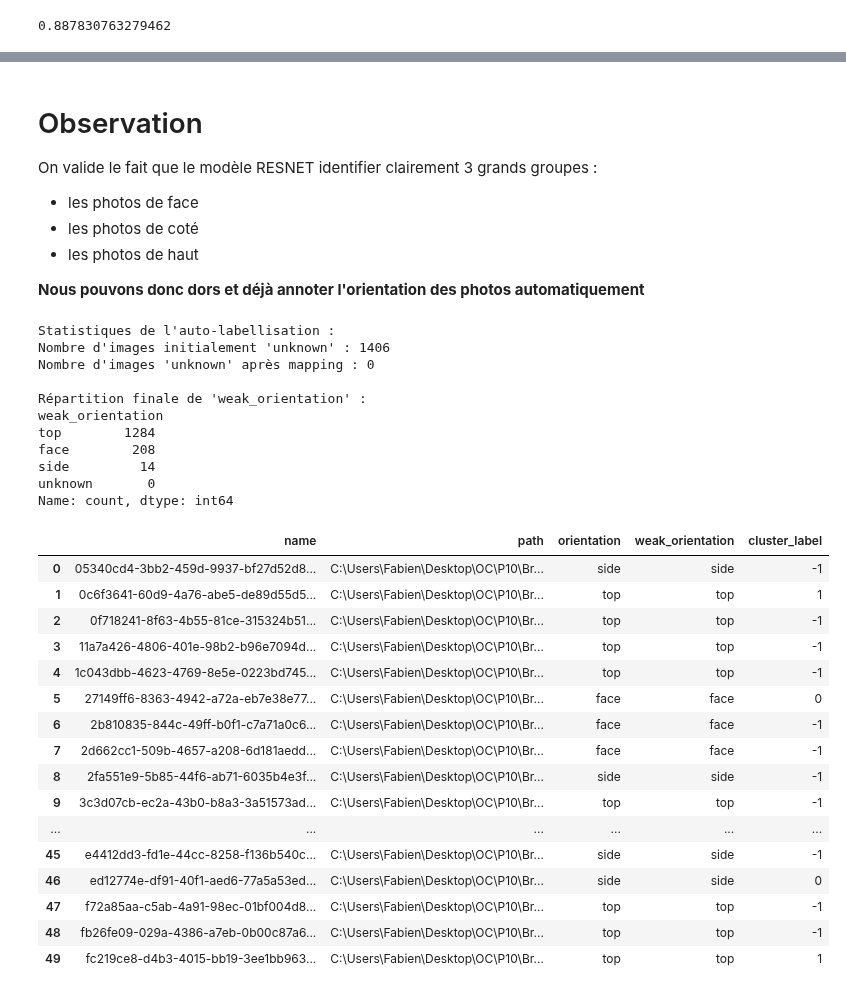
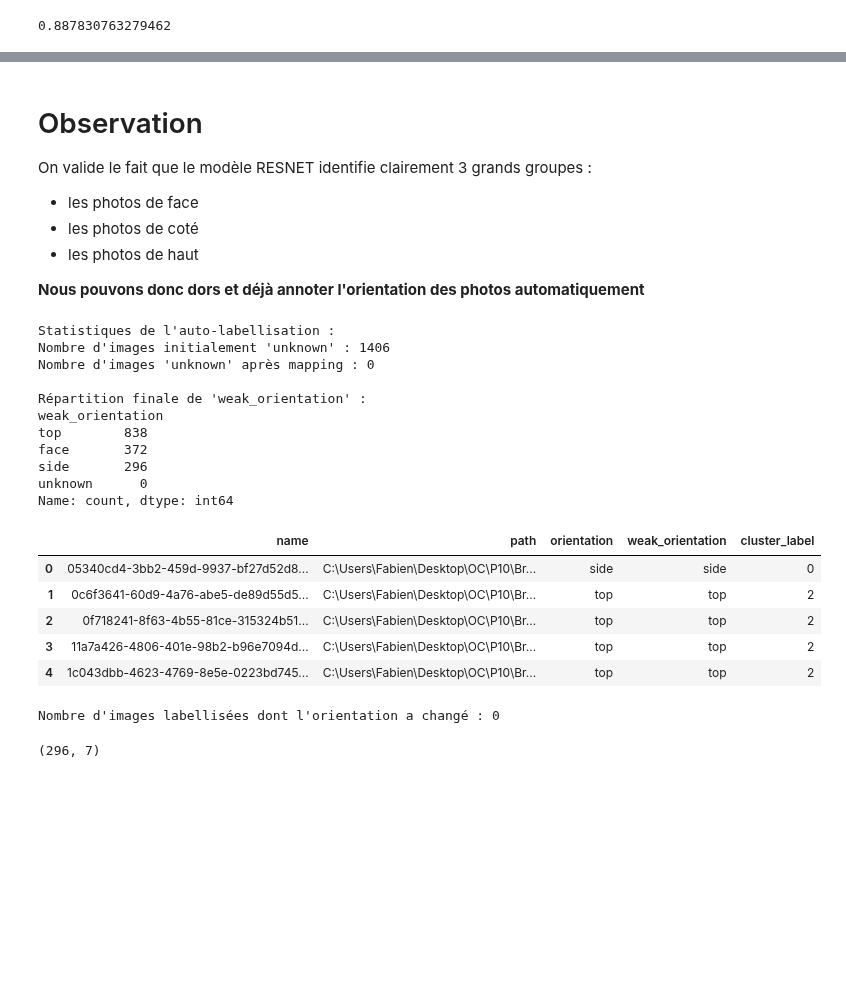
Before and after one commit to RandomFab/BRAINSCANAI, a Jupyter notebook: notebooks/Clustering_images.ipynb, the cells around one changed output, grey strips where cells are left out. Saved outputs shown, nothing was run; the diff lists cells and outputs as text; code cells hidden in the pictures; blank space fills up the shorter version.

```diff
--- a/notebooks/Clustering_images.ipynb
+++ b/notebooks/Clustering_images.ipynb
@@ -96,14 +97,21 @@ labels = clusterer.fit_predict(X_pca)
 # %%
-# On réduit les coposant a 2 dimensions pour visualiser les clusters
-import umap
+# Clustering sur les coordonnées UMAP (2D)
+# Cela permet de capturer les groupes visuels que l'on observe
+import hdbscan
 
-umap_2d = umap.UMAP(
-    n_components=2,
-    random_state=42
+# On peut ajuster min_cluster_size si besoin pour bien séparer les 3 groupes
+clusterer = hdbscan.HDBSCAN(
+    min_cluster_size=30,
+    min_samples=5,
+    metric='euclidean'
 )
 
-X_umap = umap_2d.fit_transform(X_pca)
+labels = clusterer.fit_predict(X_umap)
 
-
-plt.scatter(X_umap[:,0], X_umap[:,1], s=5)
+# Visualisation simple des clusters trouvés
+plt.figure(figsize=(10, 8))
+plt.scatter(X_umap[:,0], X_umap[:,1], c=labels, cmap='tab10', s=5)
+plt.title("Clusters trouvés par HDBSCAN sur UMAP")
+plt.colorbar()
+plt.show()
 # %% [output]
@@ -165,7 +172,7 @@ row_0
 # %% [markdown]
 # Observation
 
-On valide le fait que le modèle RESNET identifier clairement 3 grands groupes :
+On valide le fait que le modèle RESNET identifie clairement 3 grands groupes :
 - les photos de face
 - les photos de coté
 - les photos de haut
@@ -183,51 +190,52 @@ cluster_dominant_orient = (
     .agg(lambda x: x.mode()[0] if not x.mode().empty else 'unknown')
 )
 
 # 3. Créer la colonne 'weak_orientation'
 # On initialise avec l'orientation connue
 df_merged['weak_orientation'] = df_merged['orientation']
 
 # 4. Mapper les 'unknown' vers l'orientation dominante de leur cluster
 mask_unknown = df_merged['orientation'] == 'unknown'
 df_merged.loc[mask_unknown, 'weak_orientation'] = df_merged.loc[mask_unknown, 'cluster_label'].map(cluster_dominant_orient)
 
 # 5. Gestion des cas particuliers (ex: points de bruit -1 sans orientation dominante)
 df_merged['weak_orientation'] = df_merged['weak_orientation'].fillna('unknown')
 
 print("Statistiques de l'auto-labellisation :")
 print(f"Nombre d'images initialement 'unknown' : {mask_unknown.sum()}")
 print(f"Nombre d'images 'unknown' après mapping : {(df_merged['weak_orientation'] == 'unknown').sum()}")
 print("\nRépartition finale de 'weak_orientation' :")
 print(df_merged['weak_orientation'].value_counts())
 
 # Aperçu du résultat
-df_merged[['name', 'path', 'orientation', 'weak_orientation', 'cluster_label']].head(50)
+df_merged[['name', 'path', 'orientation', 'weak_orientation', 'cluster_label']].head(5)
 # %% [output]
 Statistiques de l'auto-labellisation :
 Nombre d'images initialement 'unknown' : 1406
 Nombre d'images 'unknown' après mapping : 0
 
 Répartition finale de 'weak_orientation' :
 weak_orientation
-top        1284
-face        208
-side         14
-unknown       0
+top        838
+face       372
+side       296
+unknown      0
 Name: count, dtype: int64
 |  | name | path | orientation | weak_orientation | cluster_label |
-| 0 | 05340cd4-3bb2-459d-9937-bf27d52d8... | C:\Users\Fabien\Desktop\OC\P10\Br... | side | side | -1 |
-| 1 | 0c6f3641-60d9-4a76-abe5-de89d55d5... | C:\Users\Fabien\Desktop\OC\P10\Br... | top | top | 1 |
-| 2 | 0f718241-8f63-4b55-81ce-315324b51... | C:\Users\Fabien\Desktop\OC\P10\Br... | top | top | -1 |
-| 3 | 11a7a426-4806-401e-98b2-b96e7094d... | C:\Users\Fabien\Desktop\OC\P10\Br... | top | top | -1 |
-| 4 | 1c043dbb-4623-4769-8e5e-0223bd745... | C:\Users\Fabien\Desktop\OC\P10\Br... | top | top | -1 |
-| 5 | 27149ff6-8363-4942-a72a-eb7e38e77... | C:\Users\Fabien\Desktop\OC\P10\Br... | face | face | 0 |
-| 6 | 2b810835-844c-49ff-b0f1-c7a71a0c6... | C:\Users\Fabien\Desktop\OC\P10\Br... | face | face | -1 |
-| 7 | 2d662cc1-509b-4657-a208-6d181aedd... | C:\Users\Fabien\Desktop\OC\P10\Br... | face | face | -1 |
-| 8 | 2fa551e9-5b85-44f6-ab71-6035b4e3f... | C:\Users\Fabien\Desktop\OC\P10\Br... | side | side | -1 |
-| 9 | 3c3d07cb-ec2a-43b0-b8a3-3a51573ad... | C:\Users\Fabien\Desktop\OC\P10\Br... | top | top | -1 |
-| ... | ... | ... | ... | ... | ... |
-| 45 | e4412dd3-fd1e-44cc-8258-f136b540c... | C:\Users\Fabien\Desktop\OC\P10\Br... | side | side | -1 |
-| 46 | ed12774e-df91-40f1-aed6-77a5a53ed... | C:\Users\Fabien\Desktop\OC\P10\Br... | side | side | 0 |
-| 47 | f72a85aa-c5ab-4a91-98ec-01bf004d8... | C:\Users\Fabien\Desktop\OC\P10\Br... | top | top | -1 |
-| 48 | fb26fe09-029a-4386-a7eb-0b00c87a6... | C:\Users\Fabien\Desktop\OC\P10\Br... | top | top | -1 |
-| 49 | fc219ce8-d4b3-4015-bb19-3ee1bb963... | C:\Users\Fabien\Desktop\OC\P10\Br... | top | top | 1 |
+| 0 | 05340cd4-3bb2-459d-9937-bf27d52d8... | C:\Users\Fabien\Desktop\OC\P10\Br... | side | side | 0 |
+| 1 | 0c6f3641-60d9-4a76-abe5-de89d55d5... | C:\Users\Fabien\Desktop\OC\P10\Br... | top | top | 2 |
+| 2 | 0f718241-8f63-4b55-81ce-315324b51... | C:\Users\Fabien\Desktop\OC\P10\Br... | top | top | 2 |
+| 3 | 11a7a426-4806-401e-98b2-b96e7094d... | C:\Users\Fabien\Desktop\OC\P10\Br... | top | top | 2 |
+| 4 | 1c043dbb-4623-4769-8e5e-0223bd745... | C:\Users\Fabien\Desktop\OC\P10\Br... | top | top | 2 |
+# %%
+# Vérification : les images déjà labellisées doivent garder leur orientation
+mask_labeled = df_merged['orientation'] != 'unknown'
+diff = (df_merged.loc[mask_labeled, 'orientation'] != df_merged.loc[mask_labeled, 'weak_orientation']).sum()
+print(f"Nombre d'images labellisées dont l'orientation a changé : {diff}")
+# %% [output]
+Nombre d'images labellisées dont l'orientation a changé : 0
+# %%
+weak_side_images = df_merged[df_merged['weak_orientation']=='side']
+weak_side_images.shape
+# %% [output]
+(296, 7)
```
Also changed, not shown: parts of 5 cells of this notebook, 2 other files.
